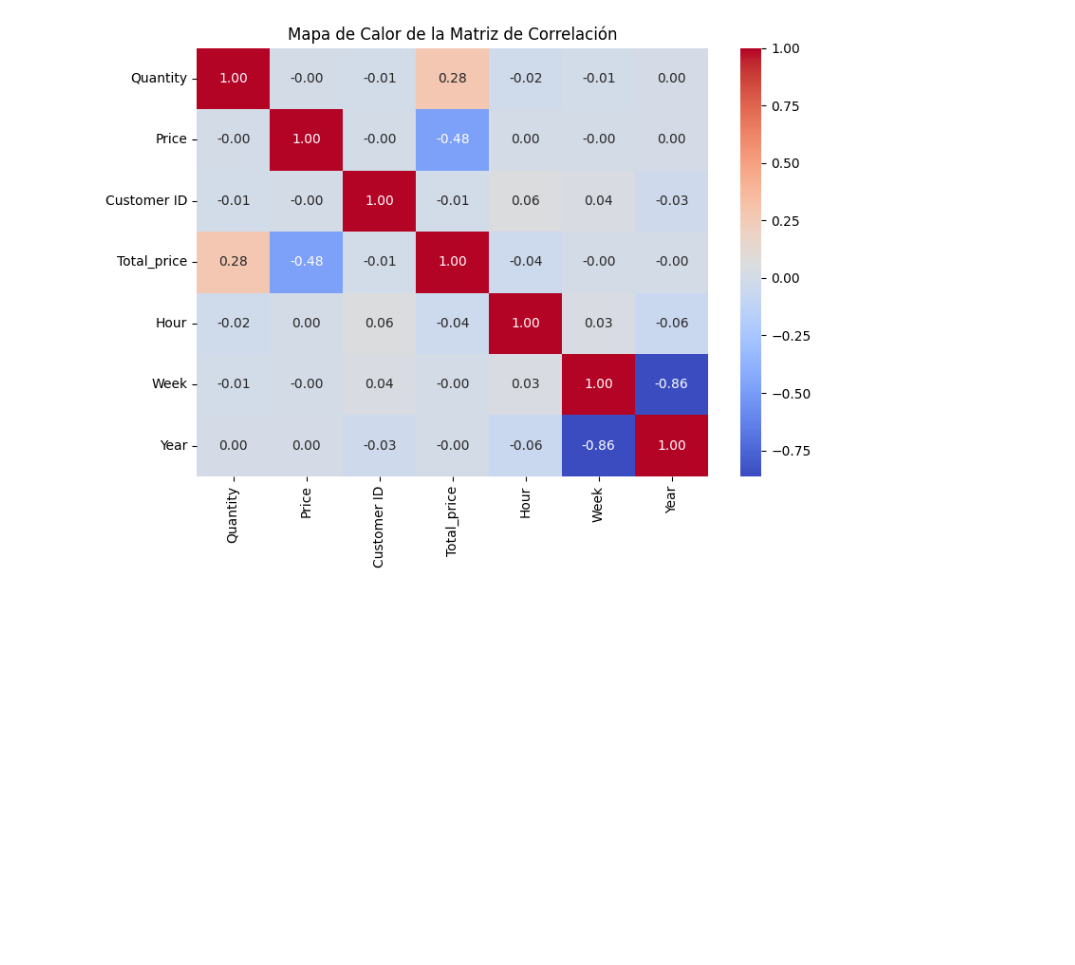
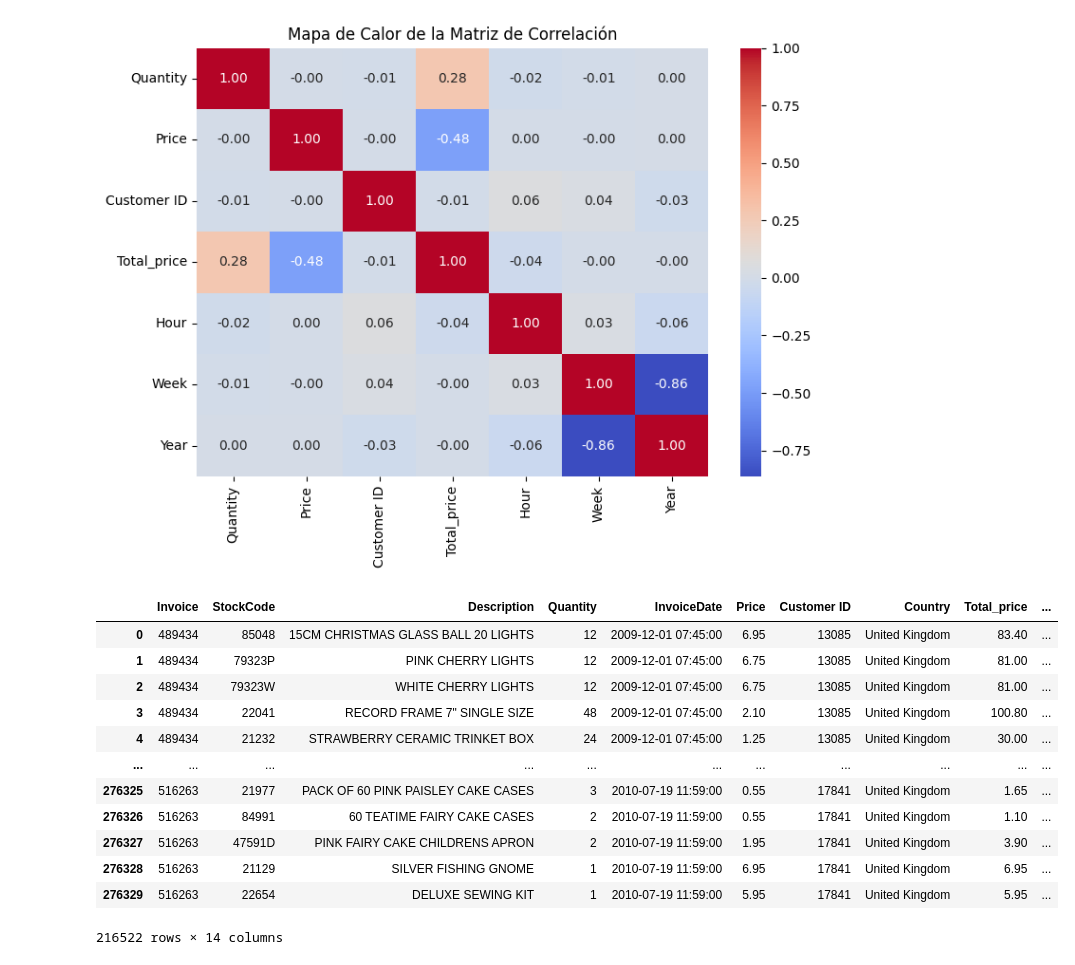
Before and after one commit to Aiirce/Hw3-4, a Jupyter notebook: act_mapas_calor_boxplots.ipynb, the cells around one changed output. Cells and saved outputs as stored; diff of their text form; code cells hidden in the pictures; blank space fills up the shorter version.

```diff
--- a/act_mapas_calor_boxplots.ipynb
+++ b/act_mapas_calor_boxplots.ipynb
@@ -176,3 +176,19 @@ plt.tight_layout()
 plt.show()
 # %% [output]
 [figure]
+# %%
+df
+# %% [output]
+|  | Invoice | StockCode | Description | Quantity | InvoiceDate | Price | Customer ID | Country | Total_price | ... |
+| 0 | 489434 | 85048 | 15CM CHRISTMAS GLASS BALL 20 LIGHTS | 12 | 2009-12-01 07:45:00 | 6.95 | 13085 | United Kingdom | 83.40 | ... |
+| 1 | 489434 | 79323P | PINK CHERRY LIGHTS | 12 | 2009-12-01 07:45:00 | 6.75 | 13085 | United Kingdom | 81.00 | ... |
+| 2 | 489434 | 79323W | WHITE CHERRY LIGHTS | 12 | 2009-12-01 07:45:00 | 6.75 | 13085 | United Kingdom | 81.00 | ... |
+| 3 | 489434 | 22041 | RECORD FRAME 7" SINGLE SIZE | 48 | 2009-12-01 07:45:00 | 2.10 | 13085 | United Kingdom | 100.80 | ... |
+| 4 | 489434 | 21232 | STRAWBERRY CERAMIC TRINKET BOX | 24 | 2009-12-01 07:45:00 | 1.25 | 13085 | United Kingdom | 30.00 | ... |
+| ... | ... | ... | ... | ... | ... | ... | ... | ... | ... | ... |
+| 276325 | 516263 | 21977 | PACK OF 60 PINK PAISLEY CAKE CASES | 3 | 2010-07-19 11:59:00 | 0.55 | 17841 | United Kingdom | 1.65 | ... |
+| 276326 | 516263 | 84991 | 60 TEATIME FAIRY CAKE CASES | 2 | 2010-07-19 11:59:00 | 0.55 | 17841 | United Kingdom | 1.10 | ... |
+| 276327 | 516263 | 47591D | PINK FAIRY CAKE CHILDRENS APRON | 2 | 2010-07-19 11:59:00 | 1.95 | 17841 | United Kingdom | 3.90 | ... |
+| 276328 | 516263 | 21129 | SILVER FISHING GNOME | 1 | 2010-07-19 11:59:00 | 6.95 | 17841 | United Kingdom | 6.95 | ... |
+| 276329 | 516263 | 22654 | DELUXE SEWING KIT | 1 | 2010-07-19 11:59:00 | 5.95 | 17841 | United Kingdom | 5.95 | ... |
+216522 rows × 14 columns
```
Also changed, not shown: parts of 5 cells of this notebook, 1 other file.
